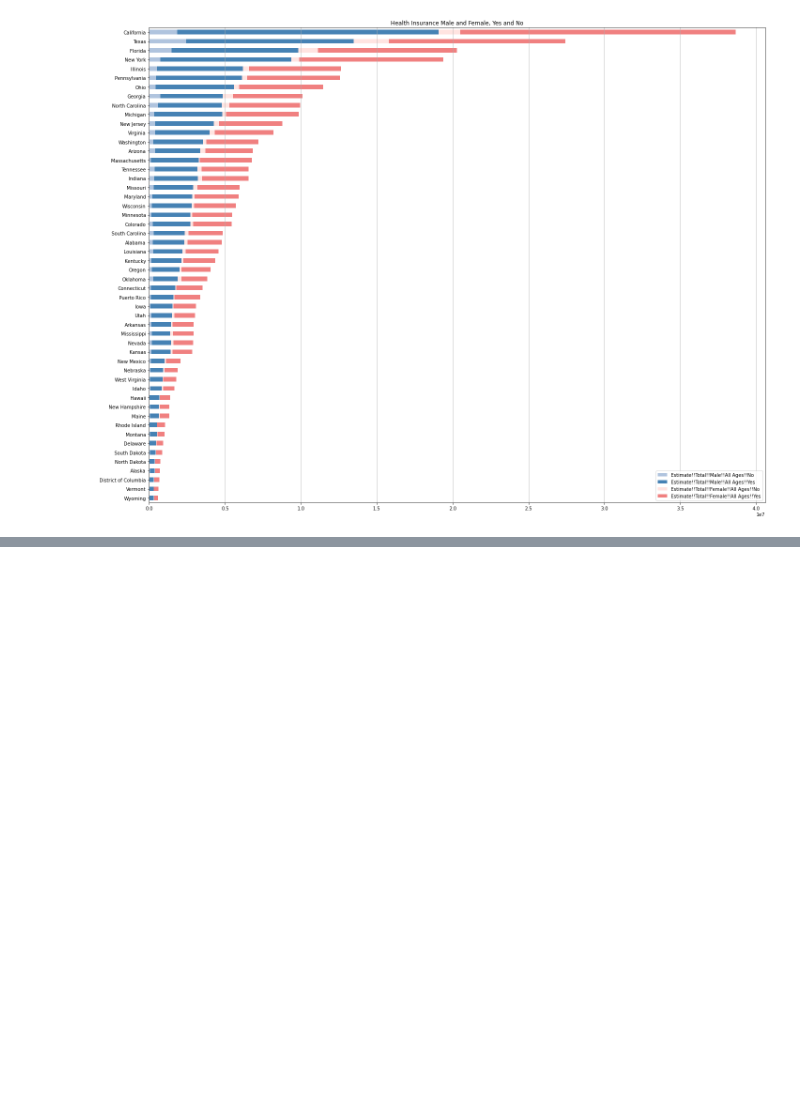
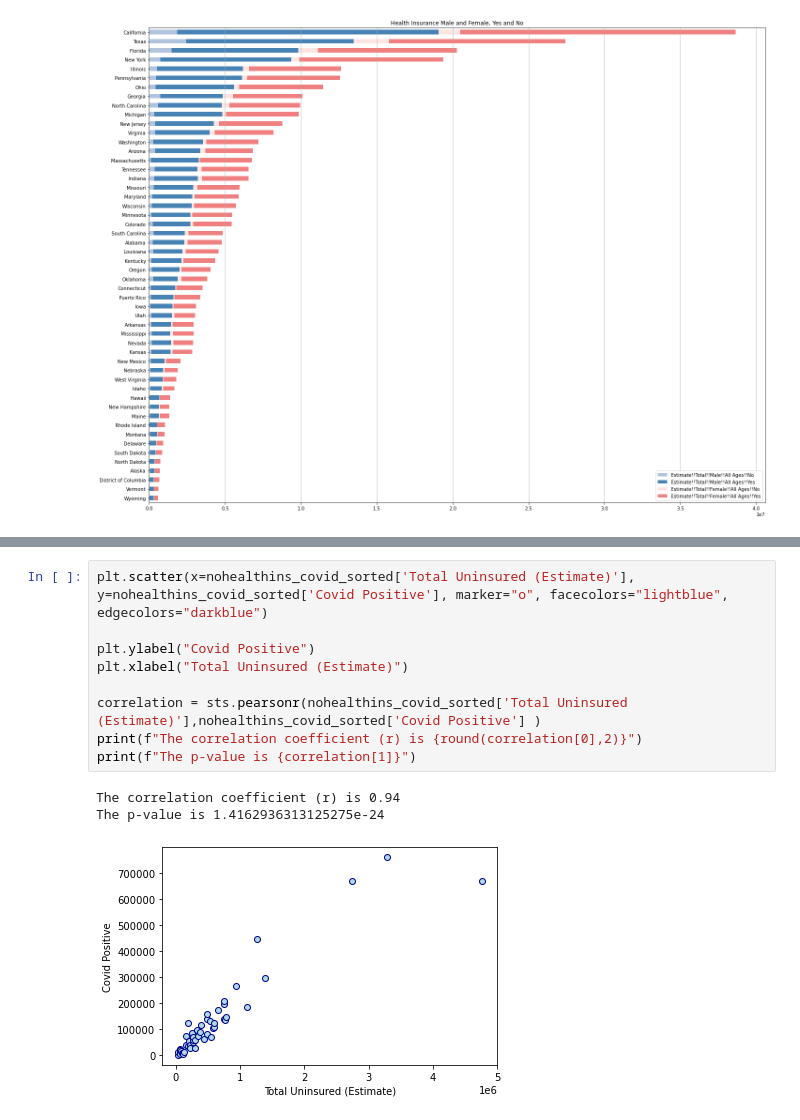
Before and after one commit to havyjavy/Healthcare-and-Covid-19, a Jupyter notebook: CensusData/Census_HealthInsByStateByAge.ipynb, the cells around one changed output, grey strips where cells are left out. Cells and saved outputs as stored; diff of their text form; blank space fills up the shorter version.

```diff
--- a/CensusData/Census_HealthInsByStateByAge.ipynb
+++ b/CensusData/Census_HealthInsByStateByAge.ipynb
@@ -482,0 +509,13 @@ plt.savefig(os.path.join("HealthInsSex.png"))
+# %%
+plt.scatter(x=nohealthins_covid_sorted['Total Uninsured (Estimate)'], y=nohealthins_covid_sorted['Covid Positive'], marker="o", facecolors="lightblue", edgecolors="darkblue")
+
+plt.ylabel("Covid Positive")
+plt.xlabel("Total Uninsured (Estimate)")
+
+correlation = sts.pearsonr(nohealthins_covid_sorted['Total Uninsured (Estimate)'],nohealthins_covid_sorted['Covid Positive'] )
+print(f"The correlation coefficient (r) is {round(correlation[0],2)}")
+print(f"The p-value is {correlation[1]}")
+# %% [output]
+The correlation coefficient (r) is 0.94
+The p-value is 1.4162936313125275e-24
+[figure, added]
```
Also changed, not shown: parts of 2 cells of this notebook, 1 other file.
